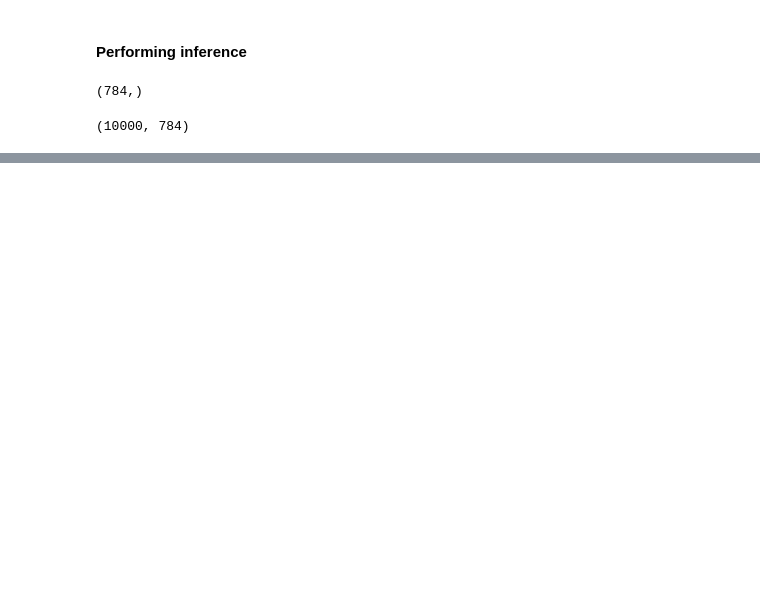
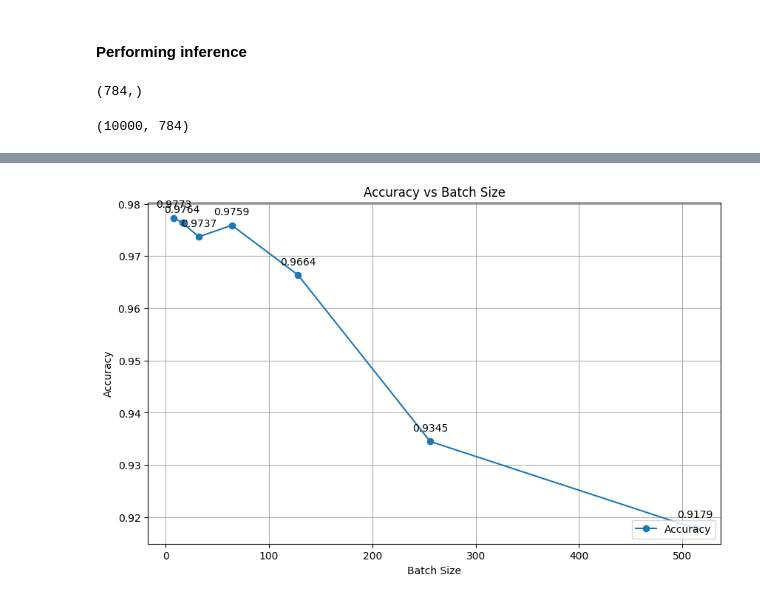
Before and after one commit to Andrzej-Swietek/AGH-Deep-Learning-CUDA, a Jupyter notebook: 01-Shallow-Models/class_shallow_net_in_tensorflow_KPI_S24.ipynb, the cells around one changed output, grey strips where cells are left out. Drawn from its saved outputs; the diff is of its cells as text; code cells hidden in the pictures; blank space fills up the shorter version.

```diff
--- a/01-Shallow-Models/class_shallow_net_in_tensorflow_KPI_S24.ipynb
+++ b/01-Shallow-Models/class_shallow_net_in_tensorflow_KPI_S24.ipynb
@@ -272,0 +279,28 @@ text 3 activtion functions - 2 weeks
+# %%
+import matplotlib.pyplot as plt
+
+# Data
+batch_sizes = [512, 256, 128, 64, 32, 16, 8]
+accuracies = [0.9179, 0.9345, 0.9664, 0.9759, 0.9737, 0.9764, 0.9773]
+
+# Plot
+plt.figure(figsize=(10, 6))
+plt.plot(batch_sizes, accuracies, marker='o', linestyle='-')
+
+# Title and labels
+plt.title('Accuracy vs Batch Size')
+plt.xlabel('Batch Size')
+plt.ylabel('Accuracy')
+plt.grid(True)
+
+# Add labels to data points
+for i, txt in enumerate(accuracies):
+    plt.annotate(f'{txt:.4f}', (batch_sizes[i], accuracies[i]), textcoords="offset points", xytext=(0,10), ha='center')
+
+# Add legend
+plt.legend(['Accuracy'], loc='lower right')
+
+# Show plot
+plt.show()
+# %% [output]
+[figure, added]
```
Also changed, not shown: parts of 23 cells of this notebook.
